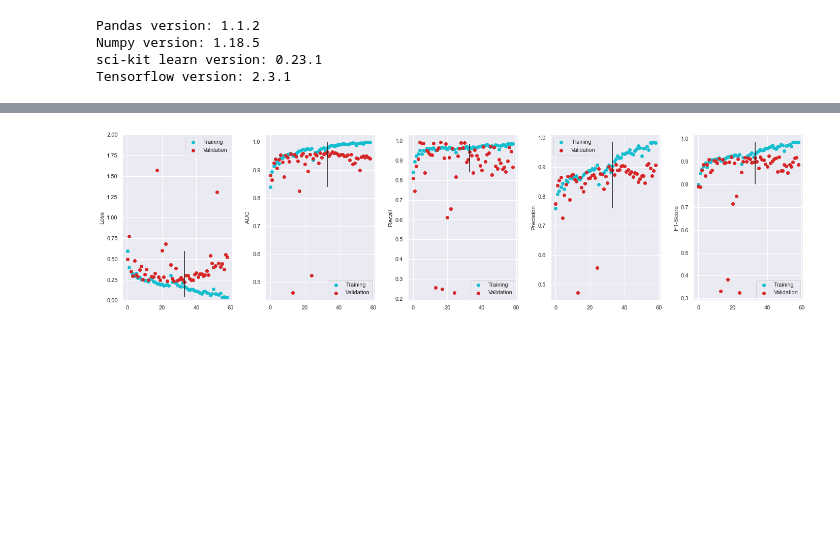
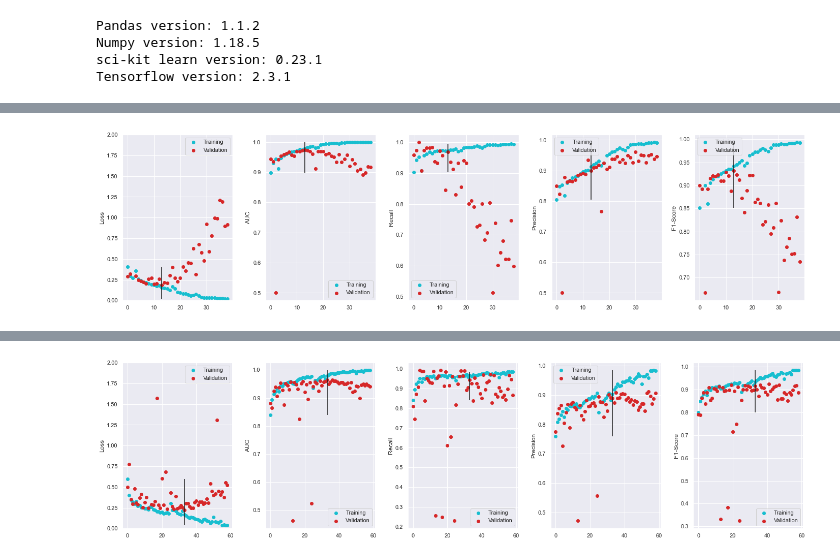
Before and after one commit to mariaauslander/capstone_fall20_irrigation, a Jupyter notebook: BigEarthData/epoch_metrics.ipynb, the cells around one changed output, grey strips where cells are left out. Cells and saved outputs as stored; diff of their text form; code cells hidden in the pictures; blank space fills up the shorter version.

```diff
--- a/BigEarthData/epoch_metrics.ipynb
+++ b/BigEarthData/epoch_metrics.ipynb
@@ -50,6 +50,9 @@ def plot_metrics(df):
             'Recall',
             'Precision',
             'F1-Score']
+
+  if 0 in df.columns:
+    df['loss'] = df.loc[:,0]
   fig, axes = plt.subplots(1,len(metrics)+1, figsize=(len(metrics)*6,6), sharex=True)
   axes = axes.flatten()
   for a in range(len(metrics)):
@@ -73,3 +76,6 @@ def plot_metrics(df):
                    f1_score.min(),
                    f1_score.max())
   plt.subplots_adjust(wspace=0.30)
+# %%
+df = pd.read_pickle(os.path.join(model_path, 'pooled_inception_balanced_val_all.pkl'))
+df.iloc[13]
@@ -75,0 +103,4 @@ def plot_metrics(df):
+# %%
+plot_metrics(df)
+# %% [output]
+[figure, added]
```
Also changed, not shown: parts of 5 cells of this notebook, 6 other files.
